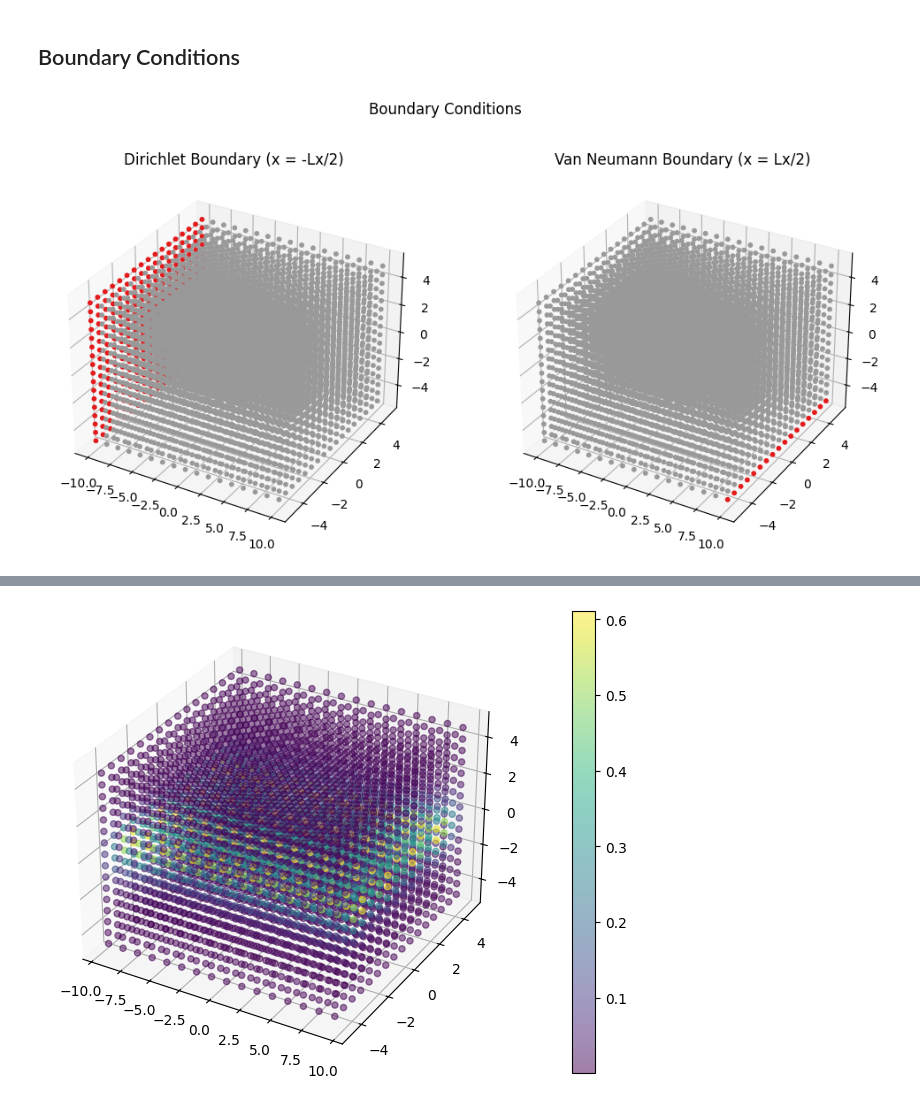
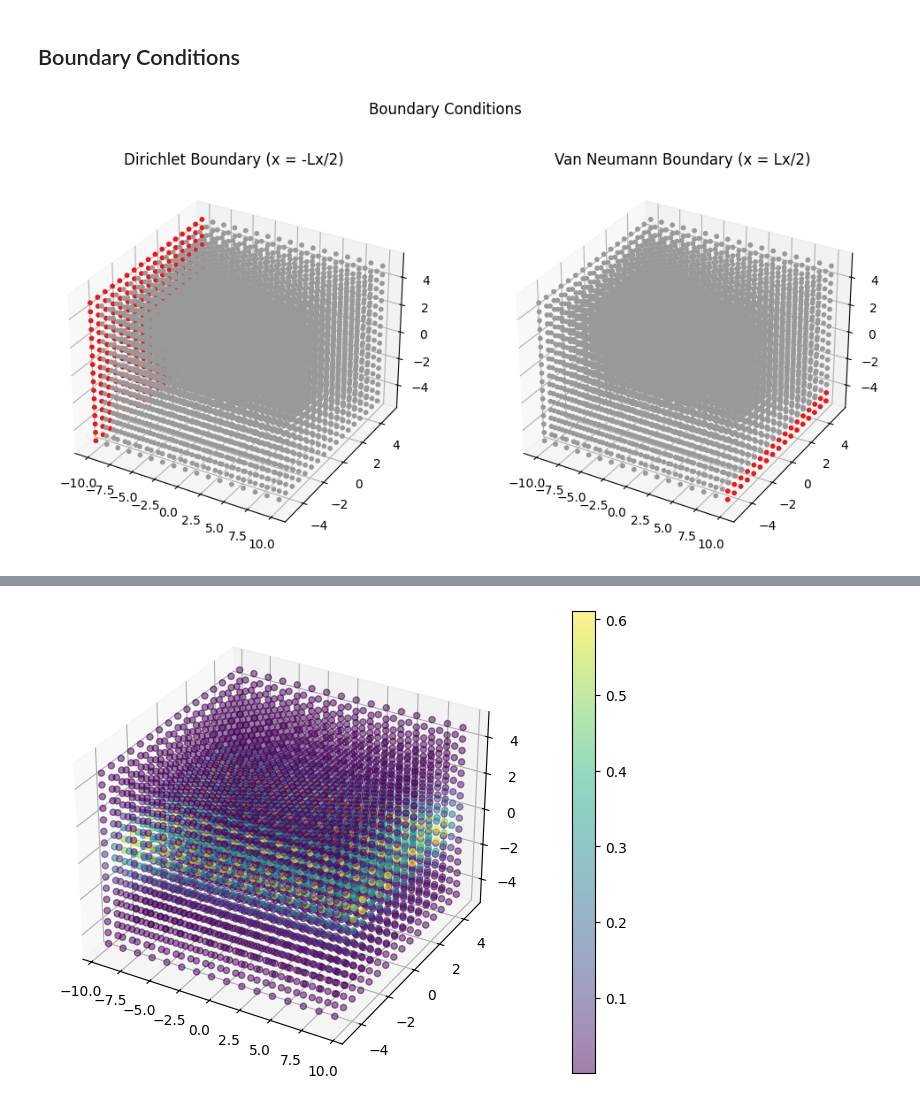
Before and after one commit to pasteurlabs/tesseract-jax, a Jupyter notebook: examples/ansys/optim_bars.ipynb, the cells around one changed output, grey strips where cells are left out. Saved outputs shown, nothing was run; the diff lists cells and outputs as text; code cells hidden in the pictures.

```diff
--- a/examples/ansys/optim_bars.ipynb
+++ b/examples/ansys/optim_bars.ipynb
@@ -460,8 +460,8 @@ def get_boundary_masks(mesh: dict, Lx: float, Lz: float):
 
     dirichlet_mask = pts[:, 0] <= -Lx / 2 + 1e-5
     van_neumann_mask = jnp.logical_and(
-        jnp.isclose(pts[:, 0], Lx / 2, atol=0.1),
-        jnp.isclose(pts[:, 2], -Lz / 2, atol=0.1),
+        jnp.isclose(pts[:, 0], Lx / 2, atol=Lz / 10),
+        jnp.isclose(pts[:, 2], -Lz / 2, atol=Lz / 10),
     )
 
     return dirichlet_mask, van_neumann_mask
@@ -476,34 +476,34 @@ plt.suptitle("Boundary Conditions")
 colors = jnp.where(dirichlet_mask[: adaptive_mesh["n_points"]], 0.1, 0.2)
 
 pts = adaptive_mesh["points"][: adaptive_mesh["n_points"]]
 
 axs[0].scatter(
     pts[:, 0],
     pts[:, 1],
     pts[:, 2],
     c=jnp.where(dirichlet_mask[: adaptive_mesh["n_points"]], 0.1, 0.2),
     s=10,
     alpha=1.0,
     cmap="Set1",
 )
 axs[0].set_title("Dirichlet Boundary (x = -Lx/2)")
 
 axs[1].scatter(
     pts[:, 0],
     pts[:, 1],
     pts[:, 2],
     c=jnp.where(van_neumann_mask[: adaptive_mesh["n_points"]], 0.1, 0.2),
     s=10,
     alpha=1.0,
     cmap="Set1",
 )
 axs[1].set_title("Van Neumann Boundary (x = Lx/2)")
 
 # convert to int arrays for tesseract input
 dirichlet_mask = dirichlet_mask.astype(jnp.int32)
 van_neumann_mask = van_neumann_mask.astype(jnp.int32)
 # %% [output]
-[figure, old version]
+[figure, new version]
 # %%
 # fem_tess = Tesseract.from_image("structure-jax-fem")
 # fem_tess.serve()
```
Also changed, not shown: parts of 4 cells of this notebook, 1 other file.
